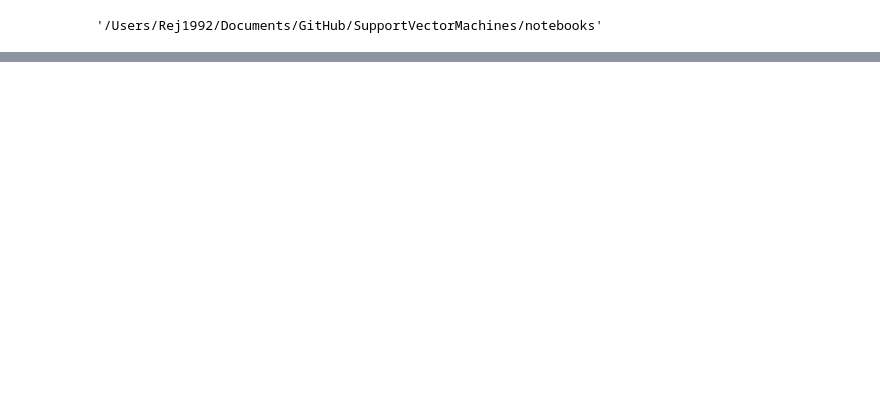
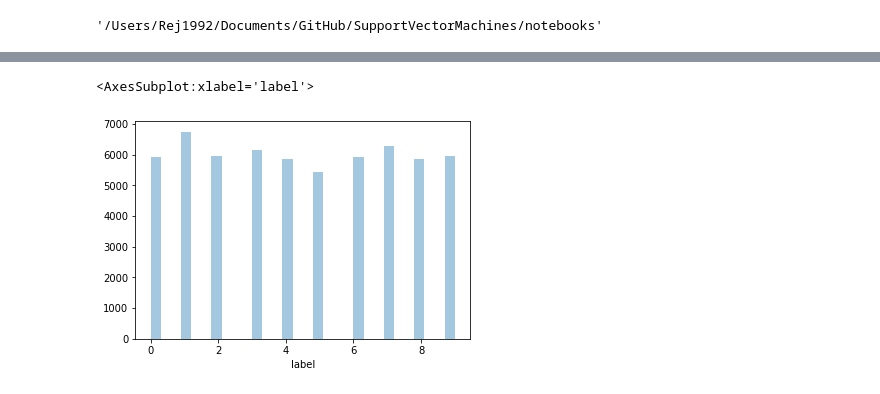
Before and after one commit to RoryDataScience/SupportVectorMachines, a Jupyter notebook: notebooks/20212101_SupportVectorMachines_Classification.ipynb, the cells around one changed output, grey strips where cells are left out. Cells and saved outputs as stored; diff of their text form; code cells hidden in the pictures; blank space fills up the shorter version.

```diff
--- a/notebooks/20212101_SupportVectorMachines_Classification.ipynb
+++ b/notebooks/20212101_SupportVectorMachines_Classification.ipynb
@@ -80,2 +124,7 @@ test_data = pd.read_csv('/Users/Rej1992/Desktop/SVM_Data/mnist_test.csv')
+# %%
+sns.distplot(train_data['label'], kde = False, bins = 30)
+# %% [output]
+<AxesSubplot:xlabel='label'>
+[figure, added]
 # %%
 # Create a representative sample of the data set
```
Also changed, not shown: parts of 25 cells of this notebook.
